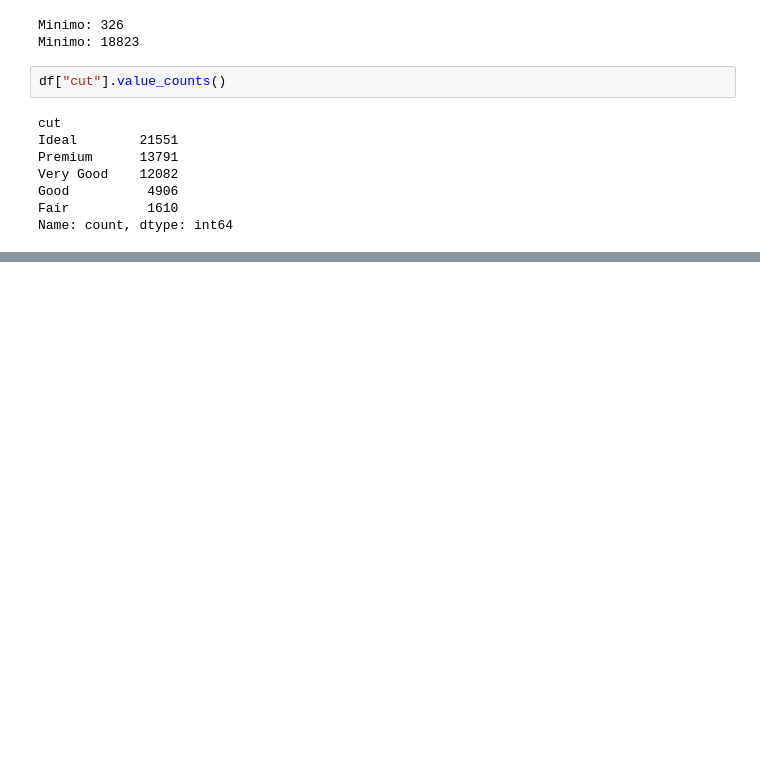
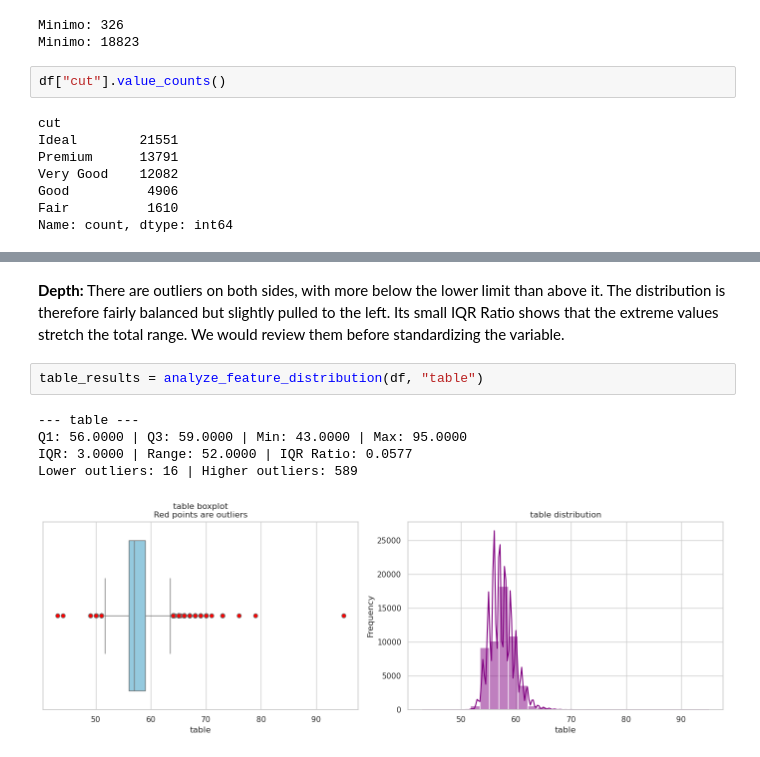
Before and after one commit to Alejoso/taller2-aprendizaje-automatico, a Jupyter notebook: eda.ipynb, the cells around one changed output, grey strips where cells are left out. Saved outputs shown, nothing was run; the diff lists cells and outputs as text; blank space fills up the shorter version.

```diff
--- a/eda.ipynb
+++ b/eda.ipynb
@@ -92,0 +228,10 @@ plt.show()
+# %% [markdown]
+**Depth:** There are outliers on both sides, with more below the lower limit than above it. The distribution is therefore fairly balanced but slightly pulled to the left. Its small IQR Ratio shows that the extreme values stretch the total range. We would review them before standardizing the variable.
+# %%
+table_results = analyze_feature_distribution(df, "table")
+# %% [output]
+--- table ---
+Q1: 56.0000 | Q3: 59.0000 | Min: 43.0000 | Max: 95.0000
+IQR: 3.0000 | Range: 52.0000 | IQR Ratio: 0.0577
+Lower outliers: 16 | Higher outliers: 589
+[figure, added]
```
Also changed, not shown: parts of 22 cells of this notebook, 1 other file.
